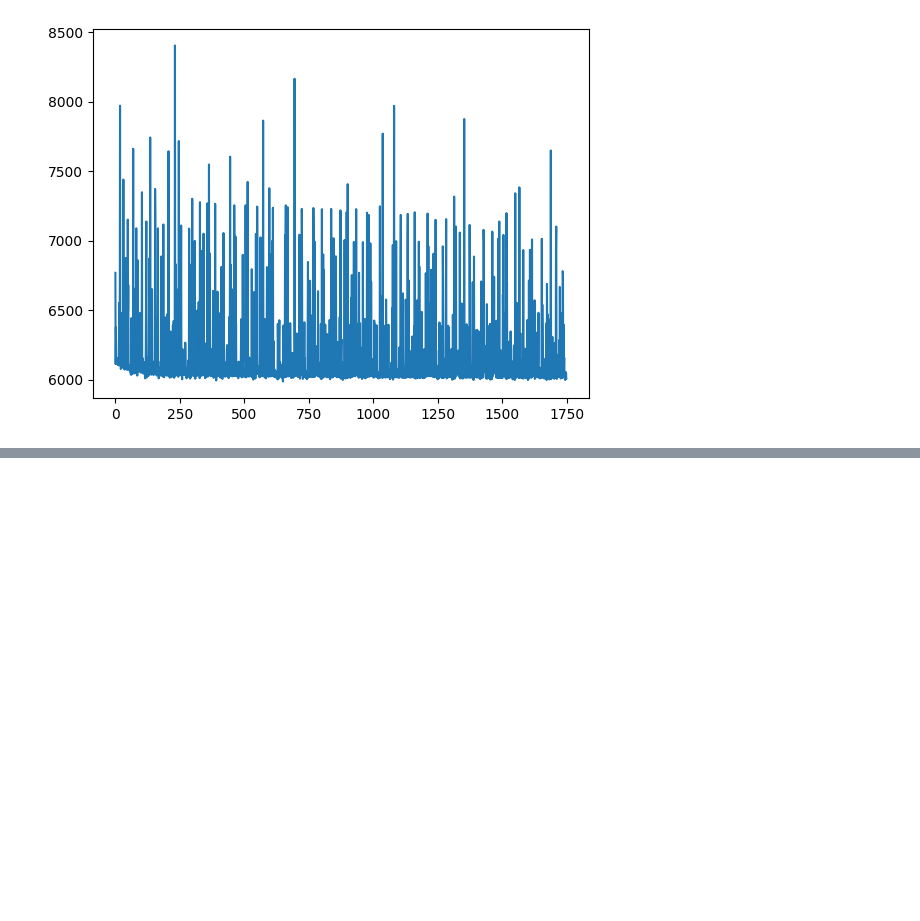
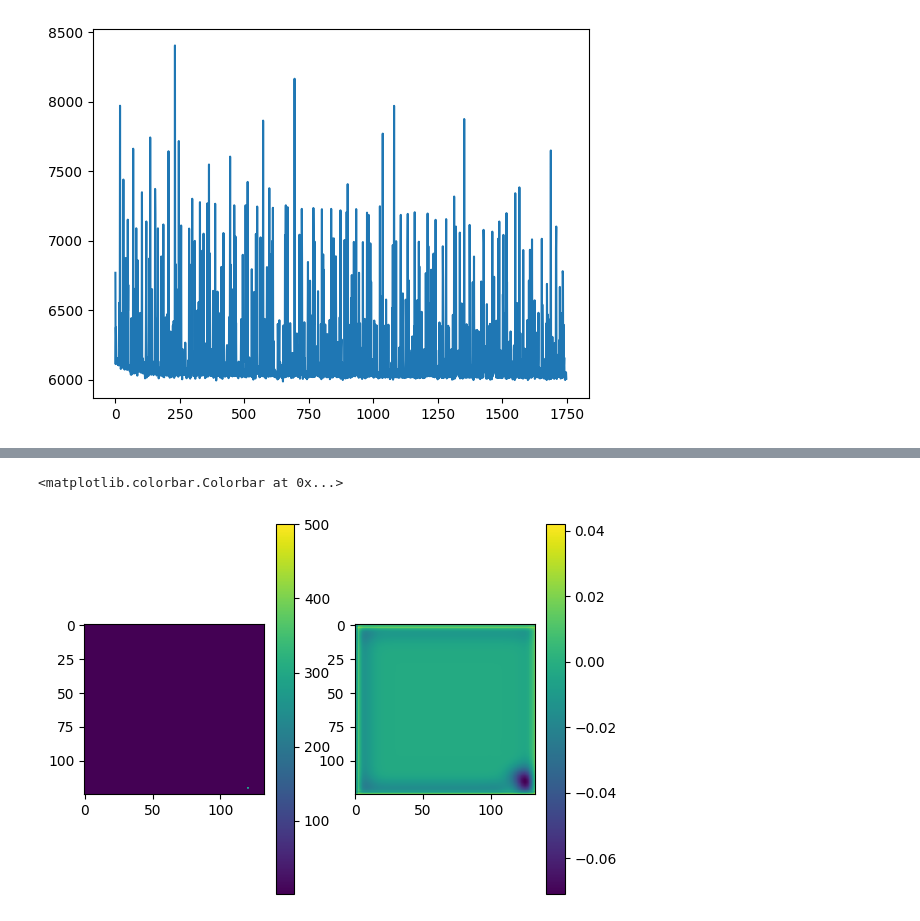
Before and after one commit to al-jshen/cfilt, a Jupyter notebook: notebooks/cascade.ipynb, the cells around one changed output, grey strips where cells are left out. Saved outputs shown, nothing was run; the diff lists cells and outputs as text; code cells hidden in the pictures; blank space fills up the shorter version.

```diff
--- a/notebooks/cascade.ipynb
+++ b/notebooks/cascade.ipynb
@@ -288,0 +202,9 @@ plt.imshow(truths[-1][0][0].detach().cpu().numpy())
+# %%
+fig, ax = plt.subplots(1, 2)
+im1 = ax[0].imshow((n2)[0][0].numpy())
+plt.colorbar(im1, ax=ax[0])
+im2 = ax[1].imshow((o2)[0][0].detach().cpu().numpy())
+plt.colorbar(im2, ax=ax[1])
+# %% [output]
+<matplotlib.colorbar.Colorbar at 0x...>
+[figure, added]
```
Also changed, not shown: parts of 29 cells of this notebook, 7 other files.
